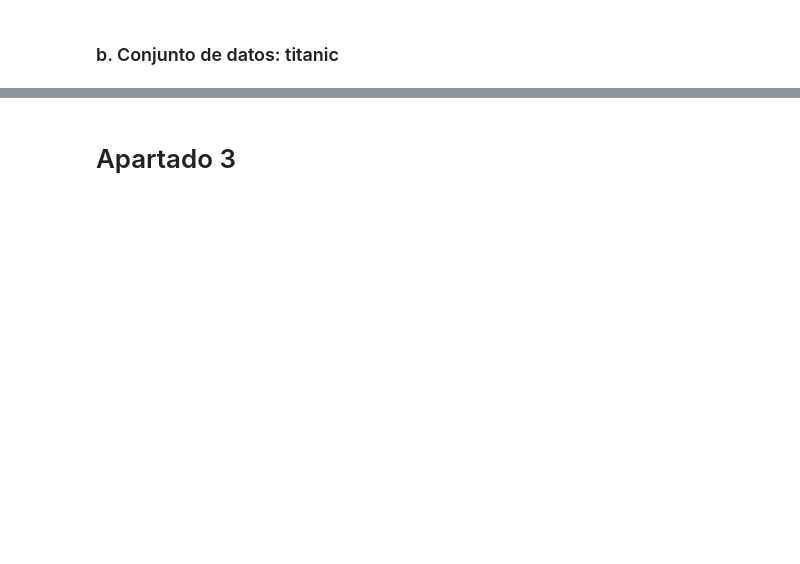
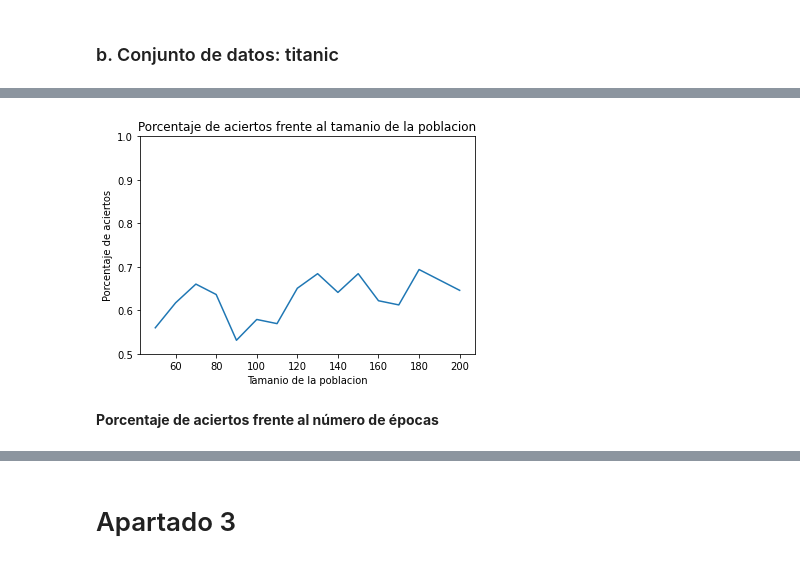
Before and after one commit to Albertogk/FAA, a Jupyter notebook: practica3/main.ipynb, the cells around one changed output, grey strips where cells are left out. Cells and saved outputs as stored; diff of their text form; code cells hidden in the pictures; blank space fills up the shorter version.

```diff
--- a/practica3/main.ipynb
+++ b/practica3/main.ipynb
@@ -98,2 +214,7 @@ ag.entrenamiento(datostrain, dataset.nominalAtributos, dataset.diccionario, tama
+# %%
+pred = ag.clasifica(datostest, dataset.nominalAtributos, dataset.diccionario)
+print("Porcentaje de aciertos: ", 1-ag.error(datostest, pred))
+print("Mejor individuo:")
+print(ag.ultimo_individuo)
 # %% [markdown]
 <h3> b. Conjunto de datos: titanic </h3>
@@ -99,0 +223,5 @@ ag.entrenamiento(datostrain, dataset.nominalAtributos, dataset.diccionario, tama
+# %%
+dataset = Datos('titanic.data')
+
+transformar_datos(dataset)
+datostrain, datostest = get_train_test(dataset)
@@ -99,0 +239,10 @@ ag.entrenamiento(datostrain, dataset.nominalAtributos, dataset.diccionario, tama
+# %%
+ag = AlgoritmoGenetico()
+porcentaje_aciertos_titanic_tam = []
+# %%
+for tam in range(50, 201, 10):
+    print("Numero de individuos: " + str(tam))
+    ag.entrenamiento(datostrain, dataset.nominalAtributos, dataset.diccionario, tamanio_poblacion=tam, n_epocas=20, flag_print=False)
+    pred = ag.clasifica(datostest, dataset.nominalAtributos, dataset.diccionario)
+    porcentaje_aciertos_titanic_tam.append(1-ag.error(datostest, pred))
+    print(porcentaje_aciertos_titanic_tam[-1])
@@ -99,0 +267,12 @@ ag.entrenamiento(datostrain, dataset.nominalAtributos, dataset.diccionario, tama
+# %%
+plt.figure()
+plt.plot(range(50, 201, 10), porcentaje_aciertos_titanic_tam)
+plt.ylim(0.5, 1)
+plt.xlabel("Tamanio de la poblacion")
+plt.ylabel("Porcentaje de aciertos")
+plt.title("Porcentaje de aciertos frente al tamanio de la poblacion")
+plt.show()
+# %% [output]
+[figure, added]
+# %% [markdown]
+**Porcentaje de aciertos frente al número de épocas**
```
Also changed, not shown: parts of 101 cells of this notebook, 2 other files.
